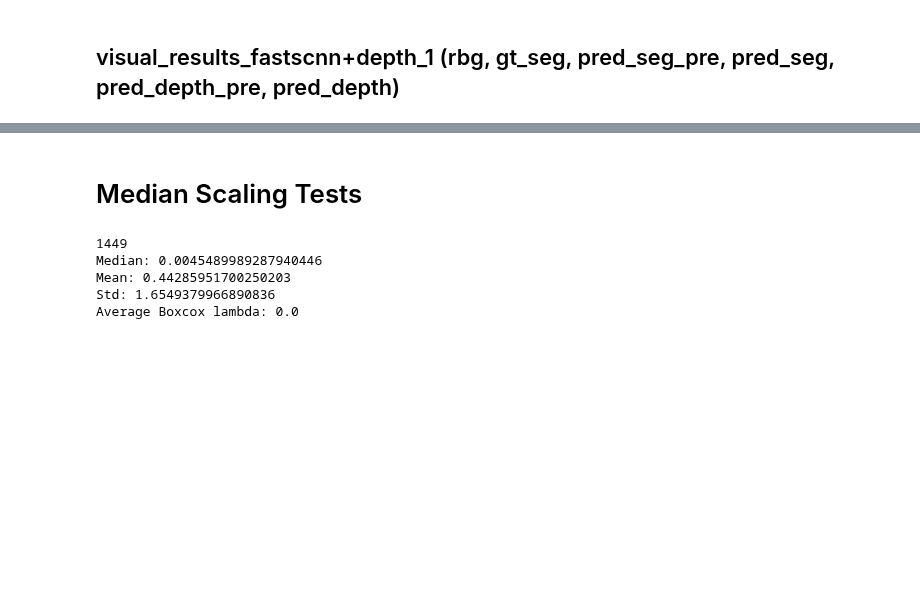
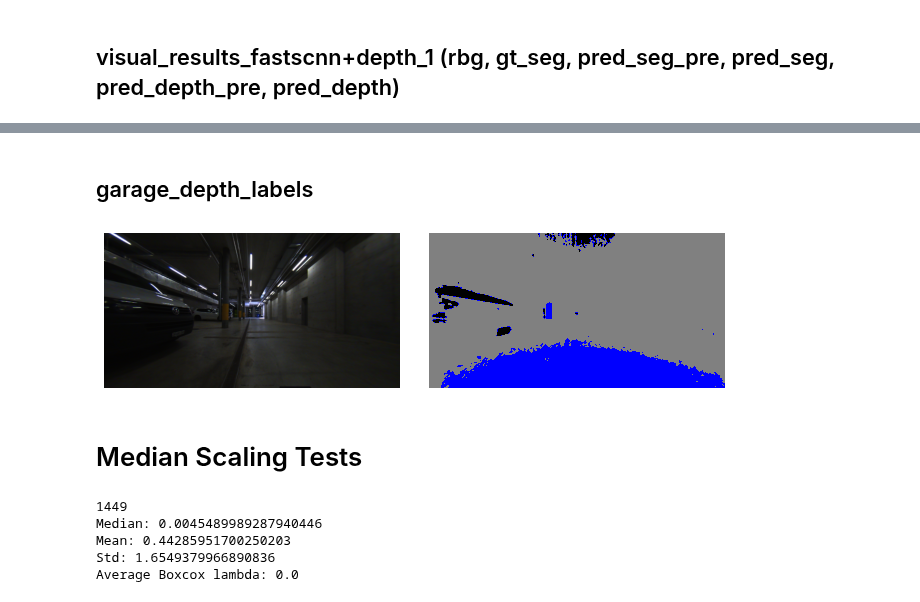
Before and after one commit to ethz-asl/background_foreground_segmentation, a Jupyter notebook: src/visualizations.ipynb, the cells around one changed output, grey strips where cells are left out. Cells and saved outputs as stored; diff of their text form; code cells hidden in the pictures; blank space fills up the shorter version.

```diff
--- a/src/visualizations.ipynb
+++ b/src/visualizations.ipynb
@@ -701,3 +699,21 @@ WARNING:tensorflow:No training configuration found in the save file, so the mode
+# %% [markdown]
+## garage_depth_labels
+# %%
+image = plt.imread('/home/matthias/data/rss_2021_data/label_datasets/garage1_visualization/1621518579.405964_rgb.png')
+label = plt.imread('/home/matthias/data/rss_2021_data/label_datasets/garage1_visualization/1621518579.405964_labels.png')
+figure0 = plt.figure(figsize=(10, 5), dpi=80)
+plt.subplots_adjust(wspace=0.1, hspace=0.1)
+plt.subplot(1,2,1)
+plt.imshow(image)
+plt.axis('off')
+plt.subplot(1,2,2)
+plt.imshow(label, cmap=cmap3)
+plt.axis('off')
+
+figure0.savefig("presentation_figures/garage_depth_labels.pdf", bbox_inches='tight')
+figure0.savefig("presentation_figures/garage_depth_labels.png", bbox_inches='tight')
+# %% [output]
+[figure, added]
 # %% [markdown]
 # Median Scaling Tests
 # %%
```
Also changed, not shown: parts of 3 cells of this notebook, 1 other file.
